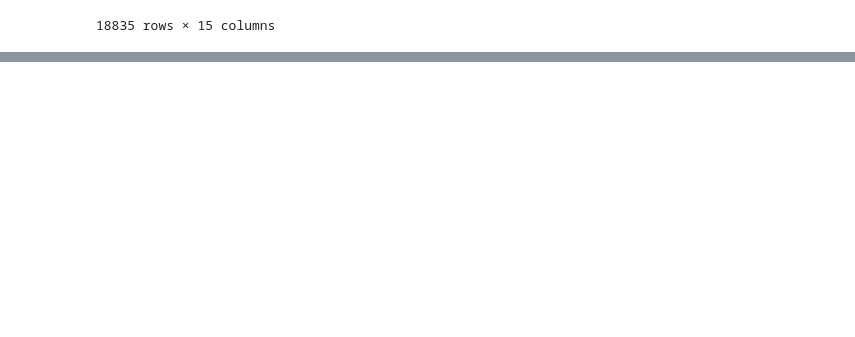
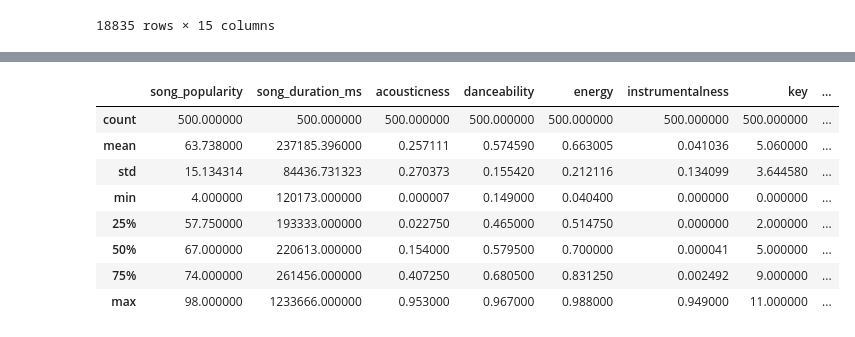
Before and after one commit to ubco-W2022T2-data301/project-group-group48, a Jupyter notebook: analysis/analysis2.ipynb, the cells around one changed output, grey strips where cells are left out. Cells and saved outputs as stored; diff of their text form; code cells hidden in the pictures; blank space fills up the shorter version.

```diff
--- a/analysis/analysis2.ipynb
+++ b/analysis/analysis2.ipynb
@@ -34,0 +99,13 @@ music
+# %%
+#Now that I am aware of every variable in my dataset, I will take a closer look at the various values of each variable to better address my reserch questions.
+df.describe().apply(lambda s: s.apply(lambda x: format(x, 'f')))
+# %% [output]
+|  | song_popularity | song_duration_ms | acousticness | danceability | energy | instrumentalness | key | ... |
+| count | 500.000000 | 500.000000 | 500.000000 | 500.000000 | 500.000000 | 500.000000 | 500.000000 | ... |
+| mean | 63.738000 | 237185.396000 | 0.257111 | 0.574590 | 0.663005 | 0.041036 | 5.060000 | ... |
+| std | 15.134314 | 84436.731323 | 0.270373 | 0.155420 | 0.212116 | 0.134099 | 3.644580 | ... |
+| min | 4.000000 | 120173.000000 | 0.000007 | 0.149000 | 0.040400 | 0.000000 | 0.000000 | ... |
+| 25% | 57.750000 | 193333.000000 | 0.022750 | 0.465000 | 0.514750 | 0.000000 | 2.000000 | ... |
+| 50% | 67.000000 | 220613.000000 | 0.154000 | 0.579500 | 0.700000 | 0.000041 | 5.000000 | ... |
+| 75% | 74.000000 | 261456.000000 | 0.407250 | 0.680500 | 0.831250 | 0.002492 | 9.000000 | ... |
+| max | 98.000000 | 1233666.000000 | 0.953000 | 0.967000 | 0.988000 | 0.949000 | 11.000000 | ... |
```
Also changed, not shown: parts of 17 cells of this notebook.
